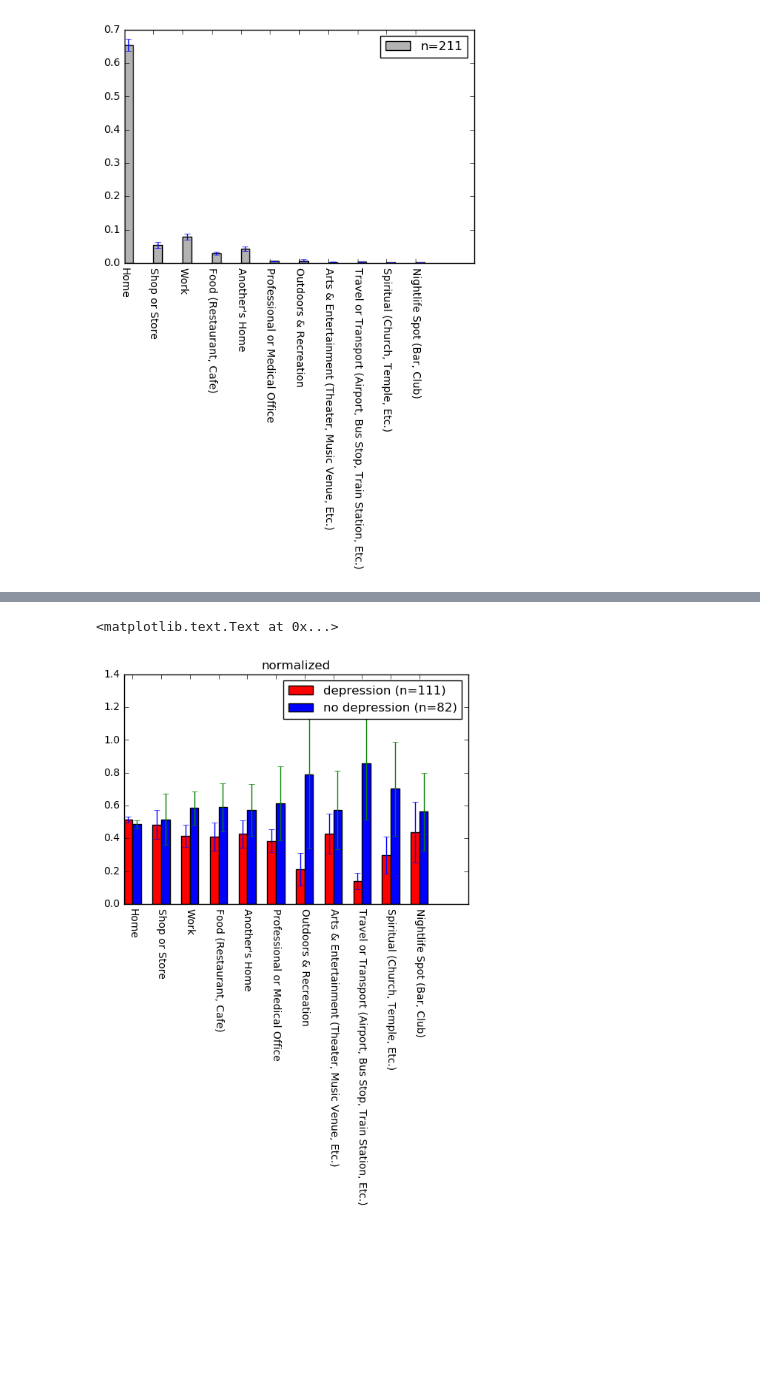
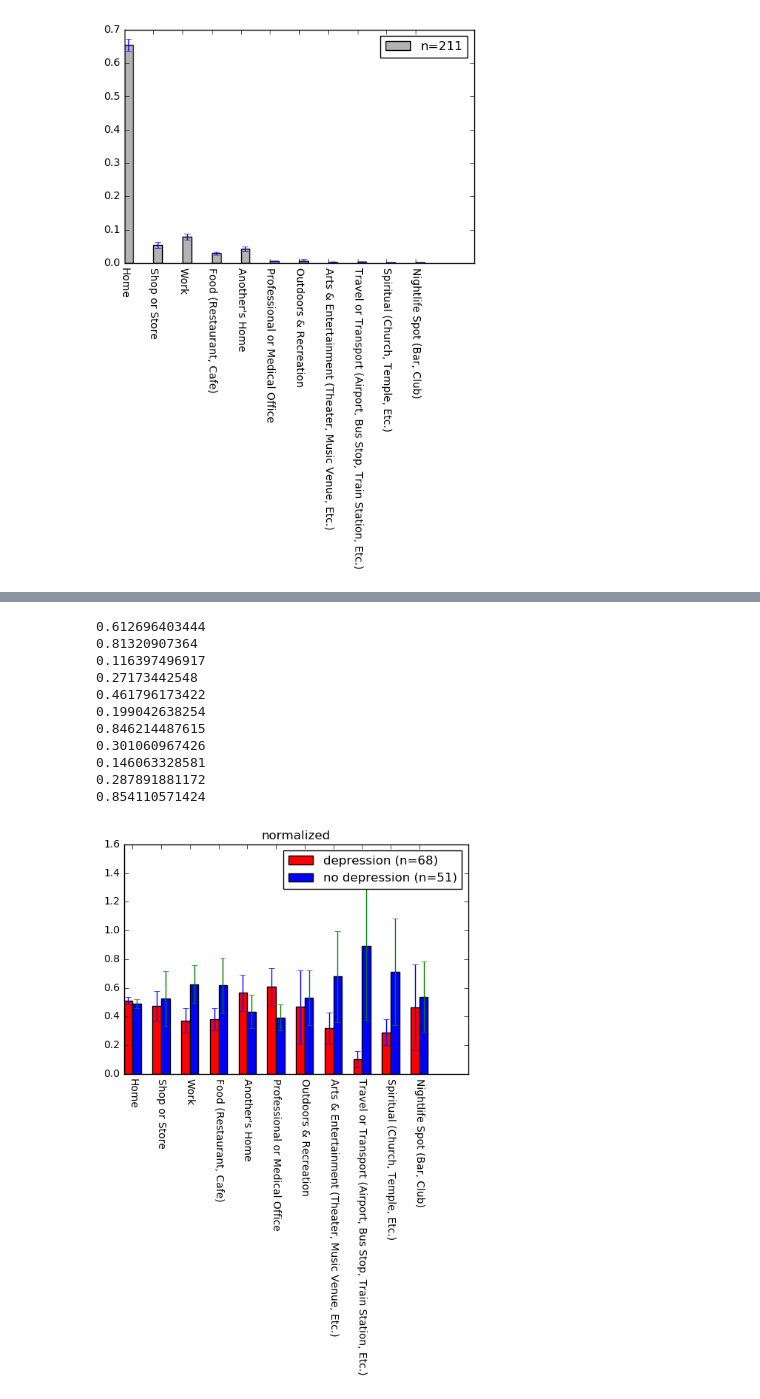
Before and after one commit to sosata/CS120DataAnalysis, a Jupyter notebook: SemanticLocation/show_locations.ipynb, the cells around one changed output, grey strips where cells are left out. Saved outputs shown, nothing was run; the diff lists cells and outputs as text; code cells hidden in the pictures; blank space fills up the shorter version.

```diff
--- a/SemanticLocation/show_locations.ipynb
+++ b/SemanticLocation/show_locations.ipynb
@@ -1,7 +1,6 @@
 # %%
 # Visualizes the location visit durations across different demographic (e.g., emplotyment) and mental health (e.g. depression)
 # groups
-
 
 import pickle
 import os
@@ -24,7 +23,23 @@ with open('../Assessment/assessment.dat') as f:
     data = pickle.load(f)
 f.close()
 
-# adding durations to the dataframe
+# reading demographics
+with open('../Demographics/demo.dat') as f:
+    demo = pickle.load(f)
+f.close()
+
+# adding demo to dataframe
+data.insert(loc=len(data.columns), column='gender', value=np.nan)
+data.insert(loc=len(data.columns), column='age', value=np.nan)
+data.insert(loc=len(data.columns), column='employment', value=np.nan)
+
+for (i,subj) in enumerate(data['ID']):
+    ind = np.where(demo['ID']==subj)[0][0]
+    data.loc[i,'gender'] = demo.loc[ind, 'gender']
+    data.loc[i,'age'] = demo.loc[ind, 'age']
+    data.loc[i,'employment'] = demo.loc[ind, 'employment']
+
+# adding durations to dataframes
 for loc_top in location_top:
     data.insert(loc=len(data.columns), column=loc_top, value=np.nan)
 
@@ -87,16 +81,20 @@ plt.legend(['n={}'.format(data_loc.shape[0])])
 # compare depressed to non-depressed
 
 import matplotlib.pyplot as plt
+from scipy.stats import ttest_ind
 %matplotlib inline
 
 # option 1: all <> 10
-# ind_dep = np.where(np.logical_and(np.logical_and(data['PHQ9 W0']>=10, data['PHQ9 W3']>=10), data['PHQ9 W6']>=10))[0]
-# ind_nodep = np.where(np.logical_and(np.logical_and(data['PHQ9 W0']<10, data['PHQ9 W3']<10), data['PHQ9 W6']<10))[0]
+ind_dep = np.where(np.logical_and(np.logical_and(data['PHQ9 W0']>=10, data['PHQ9 W3']>=10), data['PHQ9 W6']>=10))[0]
+ind_nodep = np.where(np.logical_and(np.logical_and(data['PHQ9 W0']<10, data['PHQ9 W3']<10), data['PHQ9 W6']<10))[0]
 
 # option 2: average <> 10
-ind_dep = np.where(data['PHQ9 W0']+data['PHQ9 W3']+data['PHQ9 W6']>=30)[0]
-ind_nodep = np.where(data['PHQ9 W0']+data['PHQ9 W3']+data['PHQ9 W6']<30)[0]
+# ind_dep = np.where(data['PHQ9 W0']+data['PHQ9 W3']+data['PHQ9 W6']>=30)[0]
+# ind_nodep = np.where(data['PHQ9 W0']+data['PHQ9 W3']+data['PHQ9 W6']<30)[0]
 
+# option 3: change <> 0
+# ind_dep = np.where(data['PHQ9 W6']-data['PHQ9 W0']>=0)[0]
+# ind_nodep = np.where(data['PHQ9 W6']-data['PHQ9 W0']<0)[0]
 
 data_dep = data.loc[ind_dep, list(location_top)]
 data_nodep = data.loc[ind_nodep, list(location_top)]
@@ -117,14 +115,32 @@ plt.title('non-normalized')
 # %%
 # same plot, normalized
 
 plt.bar(np.arange(mean_dep.size), np.divide(mean_dep,mean_dep+mean_nodep), yerr=np.divide(ci_dep,mean_dep+mean_nodep), width=.3, color=(1,0,0))
 plt.bar(np.arange(mean_nodep.size)+.3, np.divide(mean_nodep,mean_dep+mean_nodep), yerr=np.divide(ci_nodep,mean_dep+mean_nodep), width=.3, color=(0,0,1))
 plt.xticks(np.arange(mean_dep.size)+.3, data_dep.columns, rotation=270)
 plt.legend(['depression (n={})'.format(data_dep.shape[0]),'no depression (n={})'.format(data_nodep.shape[0])])
 plt.title('normalized')
+
+# ttest
+for (i,loc) in enumerate(location_top):
+    _,p = ttest_ind(data_dep.loc[np.logical_not(np.isnan(data_dep.loc[:,loc])),loc], \
+                    data_nodep.loc[np.logical_not(np.isnan(data_nodep.loc[:,loc])),loc], equal_var=False)
+    print p
+    if p<.05:
+        plt.plot(i+.3, 0.05, '*', markersize=10, color=(0,1,0))
 # %% [output]
-<matplotlib.text.Text at 0x...>
+0.612696403444
+0.81320907364
+0.116397496917
+0.27173442548
+0.461796173422
+0.199042638254
+0.846214487615
+0.301060967426
+0.146063328581
+0.287891881172
+0.854110571424
-[figure, old version]
+[figure, new version]
 # %%
 # compare anxious to non-anxious
 
```
Also changed, not shown: parts of 10 cells of this notebook, 5 other files.
